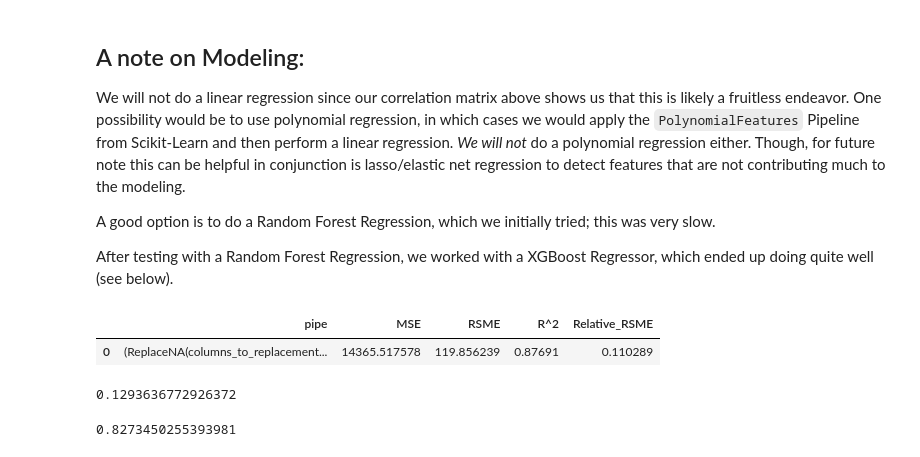
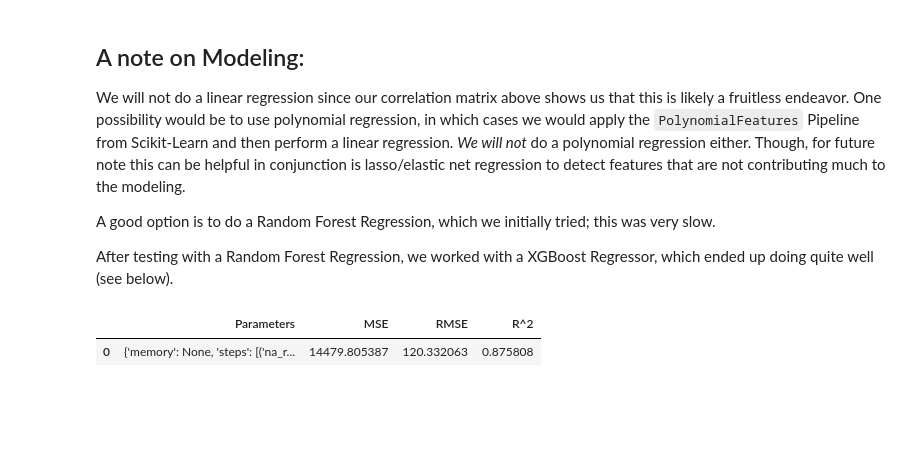
Before and after one commit to taylor-j-murray/Regression-in-Housing-Data, a Jupyter notebook: final.ipynb, the cells around one changed output. Cells and saved outputs as stored; diff of their text form; code cells hidden in the pictures; blank space fills up the shorter version.

```diff
--- a/final.ipynb
+++ b/final.ipynb
@@ -659,37 +665,51 @@ estimators = [  ('na_replace', tpipe.ReplaceNA(columns_to_replacement=columns_to
                 ('XGBRegressor', XGBRegressor(n_estimators = 1500, max_depth = 10, learning_rate = .01, subsample=.8,colsample_bytree =.8 ,reg_alpha =.3, reg_lambda = 1))
                 ]
 
-pipe = Pipeline(estimators)
+model = Pipeline(estimators)
 
-# The following function tracks a few common metric scores
-# for the inputted pipeline and data. Records these metrics
-# in the tracker parameter. Returns the tracker.
-def model_tracker(X: pd.DataFrame, y: pd.Series, pipeline : Pipeline, tracker : pd.DataFrame):
-    parameters_dict = pipeline.get_params()
-    fitted = pipeline.fit(X,y)
-    predict = fitted.predict(X)
+# The following function tracks the following metric scores:
+# MSE, RMSE, R^2, and Relative RSME. Also records the models parameters.
+def model_tracker(X_train: pd.DataFrame,
+                  y_train: pd.Series,
+                  model : Pipeline,
+                  tracker : pd.DataFrame,
+                  X_test : pd.DataFrame = None,
+                  y_test : pd.Series = None):
+
+    if X_test is None:
+        X_test=X_train
+    if y_test is None:
+        y_test=y_train
+
+    parameters_dict = model.get_params()
+    fitted_model = model.fit(X_train,y_train)
+    preds = fitted_model.predict(X_test)
 
     ser = pd.Series()
 
-    ser['pipe'] = pipeline
+    ser['Parameters'] = parameters_dict
 
-    MSE_n = mean_squared_error(predict, y)
-    RMSE_n = root_mean_squared_error(predict,y)
-    R2_n = r2_score(predict, y)
-    ser['MSE'] = MSE_n
-    ser['RSME'] = RMSE_n
-    ser['R^2'] = R2_n
-    ser['Relative_RSME'] = RMSE_n/y.mean()
+    MSE_num = mean_squared_error(preds, y_test)
+    RMSE_num = root_mean_squared_error(preds,y_test)
+    R2_num = r2_score(preds, y_test)
+    ser['MSE'] = MSE_num
+    ser['RMSE'] = RMSE_num
+    ser['R^2'] = R2_num
 
 
     tracker = pd.concat([tracker, ser.to_frame().T], ignore_index=True )
     return tracker
 
 results =pd.DataFrame()
-model_tracker(X,y,pipe,results)
+train_metrics = model_tracker(X_train,y_train,model,tracker = results)
+
+save_to_path = pathlib.Path('metrics/training_metrics.csv')
+train_metrics.to_csv(project_root/save_to_path)
-# %% [output]
-|  | pipe | MSE | RSME | R^2 | Relative_RSME |
-| 0 | (ReplaceNA(columns_to_replacement... | 14365.517578 | 119.856239 | 0.87691 | 0.110289 |
+# %%
+display(train_metrics)
+# %% [output]
+|  | Parameters | MSE | RMSE | R^2 |
+| 0 | {'memory': None, 'steps': [('na_r... | 14479.805387 | 120.332063 | 0.875808 |
 # %%
 # Kfold stratify along 'state'
 
@@ -731,12 +759,3 @@ def StratifiedKFold_along_column_CSV(X,y,col:str, pipe : Pipeline, n_splits =5,
 # %%
-# Regularized RMSE Scores
-scores = StratifiedKFold_along_column_CSV(X,y,'state', pipe= pipe, n_splits =5, shuffle = True, random_state = 42,scoring= 'root_mean_squared_error')
-print(scores.mean()/y.mean())
+# CV Scores
+CV_scores = StratifiedKFold_along_column_metrics(X_train,y_train,'state', model= model, n_splits =5, shuffle = True, random_state=42)
-# %% [output]
-0.1293636772926372
-# %%
-# CVS R2 Scores
-scores = StratifiedKFold_along_column_CSV(X,y,'state', pipe= pipe, n_splits =5, shuffle = True, random_state = 42,scoring= 'r2_score')
-print(scores.mean())
-# %% [output]
-0.8273450255393981
```
Also changed, not shown: parts of 10 cells of this notebook.
